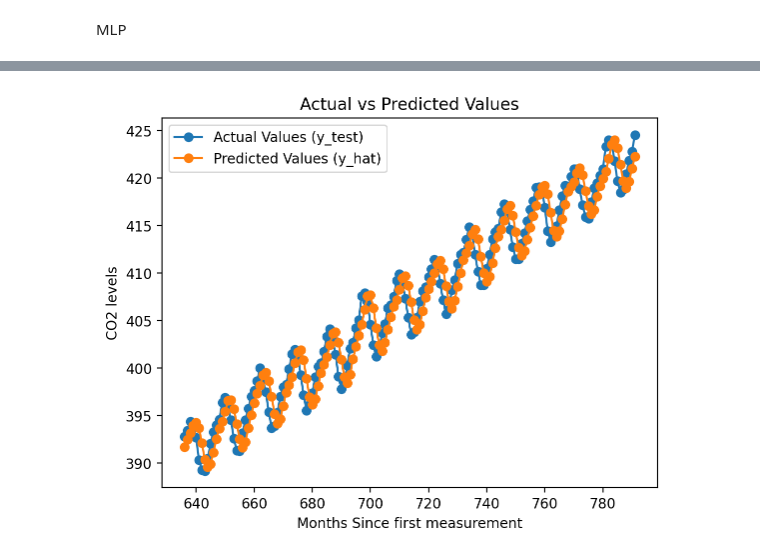
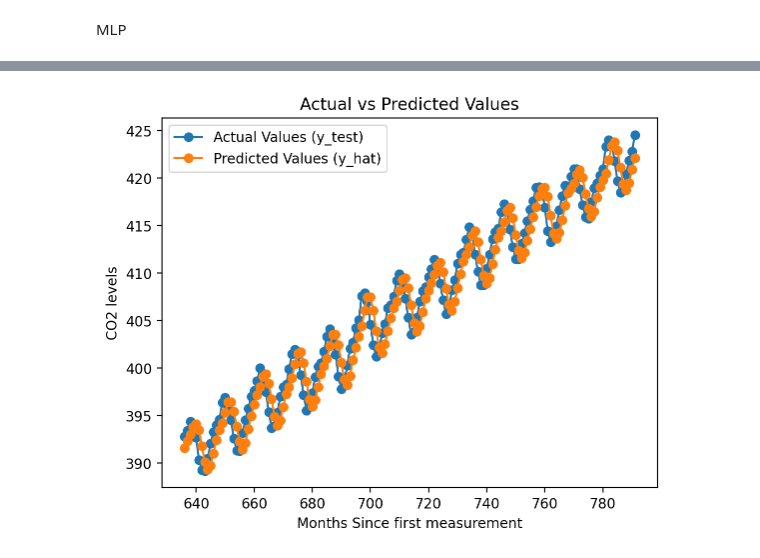
Before and after one commit to HrishikeshCP/assignment-3-es-335-2024-optimizers, a Jupyter notebook: qn3/question3.ipynb, the cells around one changed output, grey strips where cells are left out. Cells and saved outputs as stored; diff of their text form; code cells hidden in the pictures.

```diff
--- a/qn3/question3.ipynb
+++ b/qn3/question3.ipynb
@@ -315,7 +315,7 @@ def prepare_data(X, y):
     return X_tensor, y_tensor
 
 # Train the MLP model
-def train_model(model, X_train, y_train, num_epochs=100, learning_rate=0.01):
+def train_model(model, X_train, y_train, num_epochs, learning_rate):
     criterion = nn.MSELoss()
     optimizer = optim.Adam(model.parameters(), lr=learning_rate)
 
@@ -348,7 +348,7 @@ X_test_tensor, y_test_tensor = prepare_data(X_test, y_test)
 
 # Initialize and train the model
 model = MLP(input_size, hidden_size, output_size)
-train_model(model, X_train_tensor, y_train_tensor, num_epochs=200, learning_rate=0.01)
+train_model(model, X_train_tensor, y_train_tensor, num_epochs=200, learning_rate=0.001)
 
 # Make predictions
 y_hat = predict(model, X_test_tensor)
@@ -387 +387 @@ Root Mean Squared Error (RMSE): 2.045249462892037
-[figure, old version]
+[figure, new version]
```
Also changed, not shown: parts of 1 cell of this notebook.
